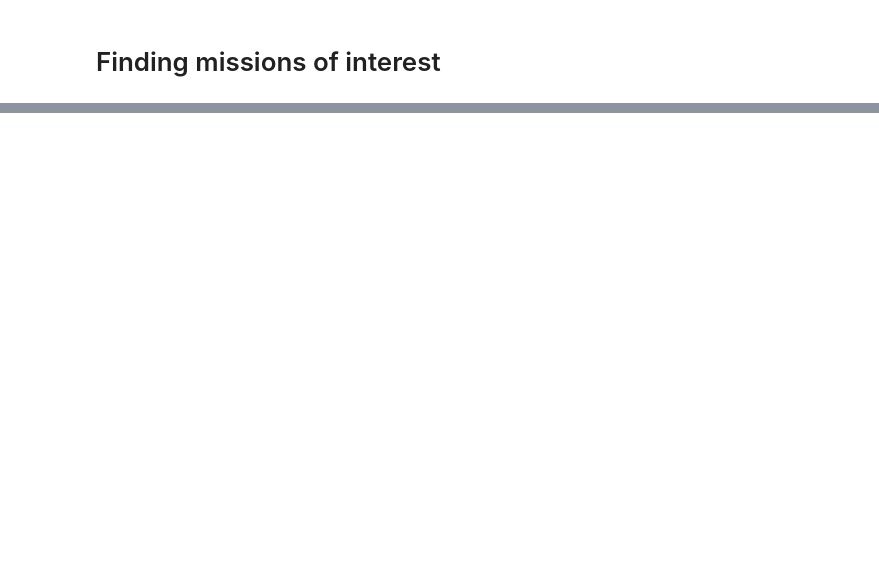
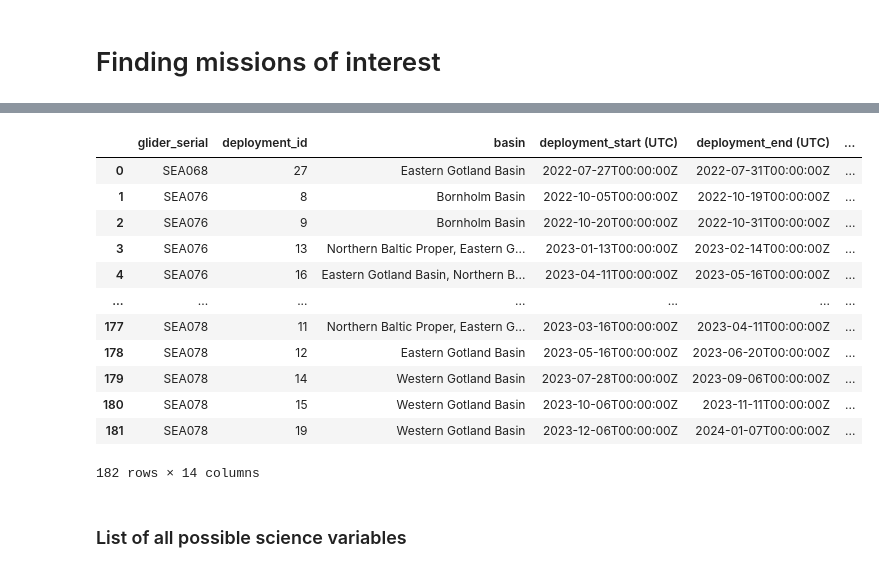
Before and after one commit to voto-ocean-knowledge/erddap_demo, a Jupyter notebook: 01_mission_filter.ipynb, the cells around one changed output, grey strips where cells are left out. Drawn from its saved outputs; the diff is of its cells as text; code cells hidden in the pictures; blank space fills up the shorter version.

Commit message:
use Chiaras new metadata dataset for subsetting

```diff
--- a/01_mission_filter.ipynb
+++ b/01_mission_filter.ipynb
@@ -252,0 +41,24 @@ More info on using ERDDAP's inbuilt search https://ioos.github.io/erddapy/01b-ta
+# %%
+e = ERDDAP(server="https://erddap.observations.voiceoftheocean.org/erddap", protocol='tabledap')
+# %%
+e.response = "csv"
+e.dataset_id = "meta_users_table"
+table = e.to_pandas()
+# %%
+table
+# %% [output]
+|  | glider_serial | deployment_id | basin | deployment_start (UTC) | deployment_end (UTC) | ... |
+| 0 | SEA068 | 27 | Eastern Gotland Basin | 2022-07-27T00:00:00Z | 2022-07-31T00:00:00Z | ... |
+| 1 | SEA076 | 8 | Bornholm Basin | 2022-10-05T00:00:00Z | 2022-10-19T00:00:00Z | ... |
+| 2 | SEA076 | 9 | Bornholm Basin | 2022-10-20T00:00:00Z | 2022-10-31T00:00:00Z | ... |
+| 3 | SEA076 | 13 | Northern Baltic Proper, Eastern G... | 2023-01-13T00:00:00Z | 2023-02-14T00:00:00Z | ... |
+| 4 | SEA076 | 16 | Eastern Gotland Basin, Northern B... | 2023-04-11T00:00:00Z | 2023-05-16T00:00:00Z | ... |
+| ... | ... | ... | ... | ... | ... | ... |
+| 177 | SEA078 | 11 | Northern Baltic Proper, Eastern G... | 2023-03-16T00:00:00Z | 2023-04-11T00:00:00Z | ... |
+| 178 | SEA078 | 12 | Eastern Gotland Basin | 2023-05-16T00:00:00Z | 2023-06-20T00:00:00Z | ... |
+| 179 | SEA078 | 14 | Western Gotland Basin | 2023-07-28T00:00:00Z | 2023-09-06T00:00:00Z | ... |
+| 180 | SEA078 | 15 | Western Gotland Basin | 2023-10-06T00:00:00Z | 2023-11-11T00:00:00Z | ... |
+| 181 | SEA078 | 19 | Western Gotland Basin | 2023-12-06T00:00:00Z | 2024-01-07T00:00:00Z | ... |
+182 rows × 14 columns
+# %% [markdown]
+### List of all possible science variables
```
Also changed, not shown: parts of 47 cells of this notebook, 1 other file.
